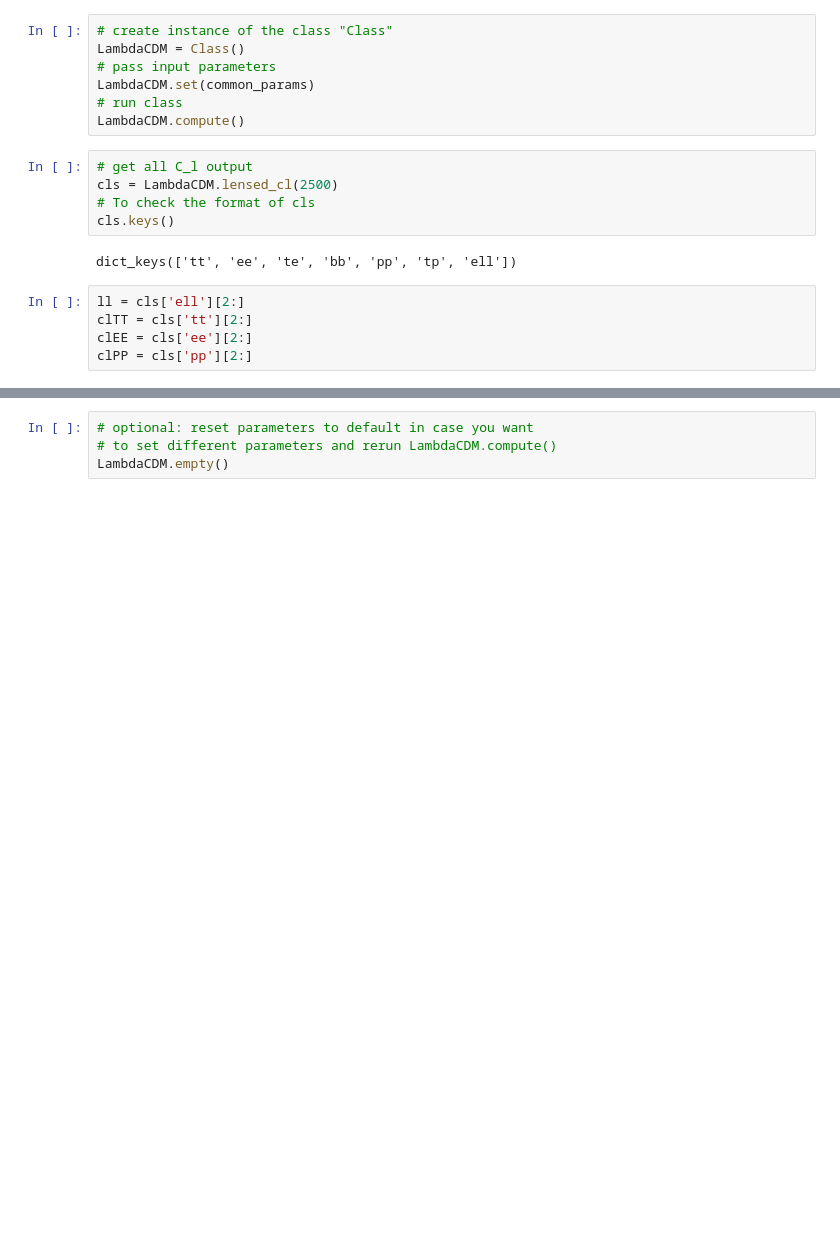
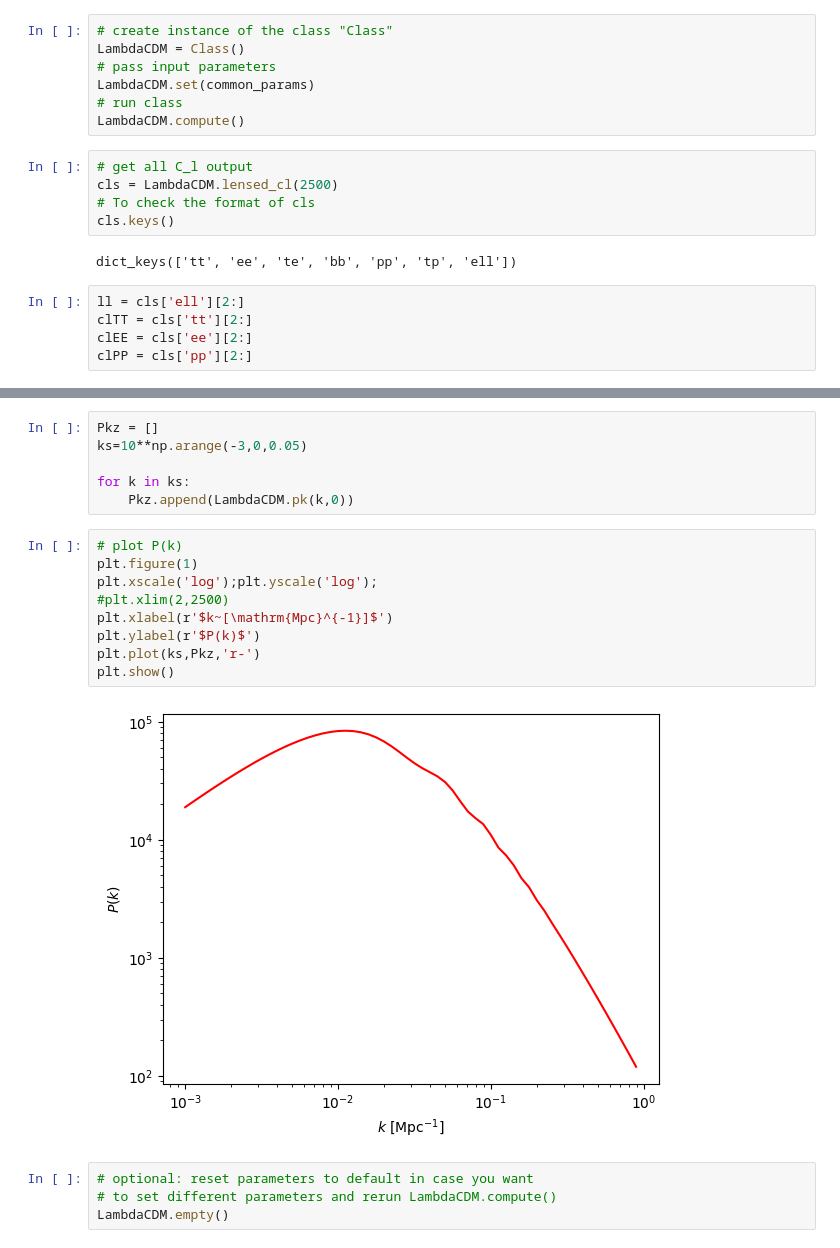
Before and after one commit to snesseris/class_alpha_attractor, a Jupyter notebook: notebooks/alpha_attractor.ipynb, the cells around one changed output, grey strips where cells are left out. Drawn from its saved outputs; the diff is of its cells as text; blank space fills up the shorter version.

```diff
--- a/notebooks/alpha_attractor.ipynb
+++ b/notebooks/alpha_attractor.ipynb
@@ -62,3 +64,20 @@ plt.show()
+# %%
+Pkz = []
+ks=10**np.arange(-3,0,0.05)
+
+for k in ks:
+    Pkz.append(LambdaCDM.pk(k,0))
+# %%
+# plot P(k)
+plt.figure(1)
+plt.xscale('log');plt.yscale('log');
+#plt.xlim(2,2500)
+plt.xlabel(r'$k~[\mathrm{Mpc}^{-1}]$')
+plt.ylabel(r'$P(k)$')
+plt.plot(ks,Pkz,'r-')
+plt.show()
+# %% [output]
+[figure, added]
 # %%
 # optional: reset parameters to default in case you want
 # to set different parameters and rerun LambdaCDM.compute()
```
Also changed, not shown: parts of 13 cells of this notebook.
